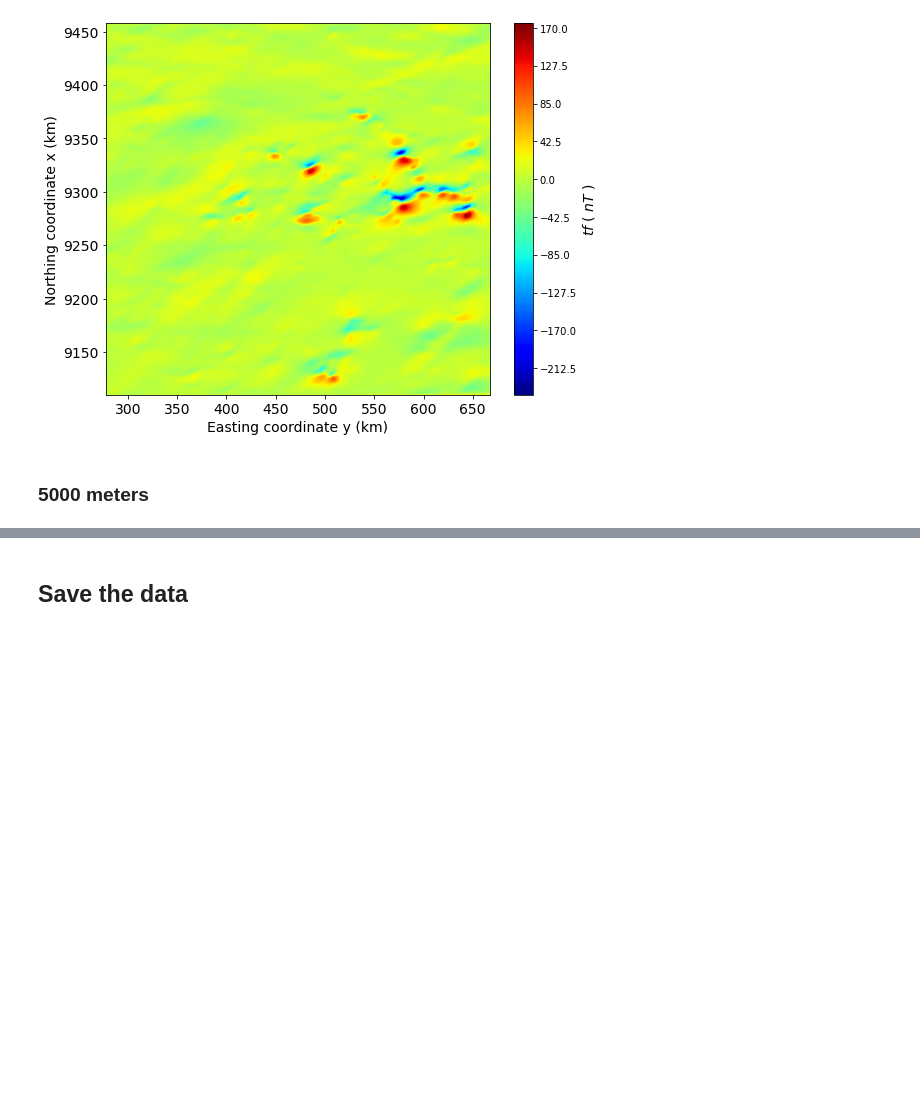
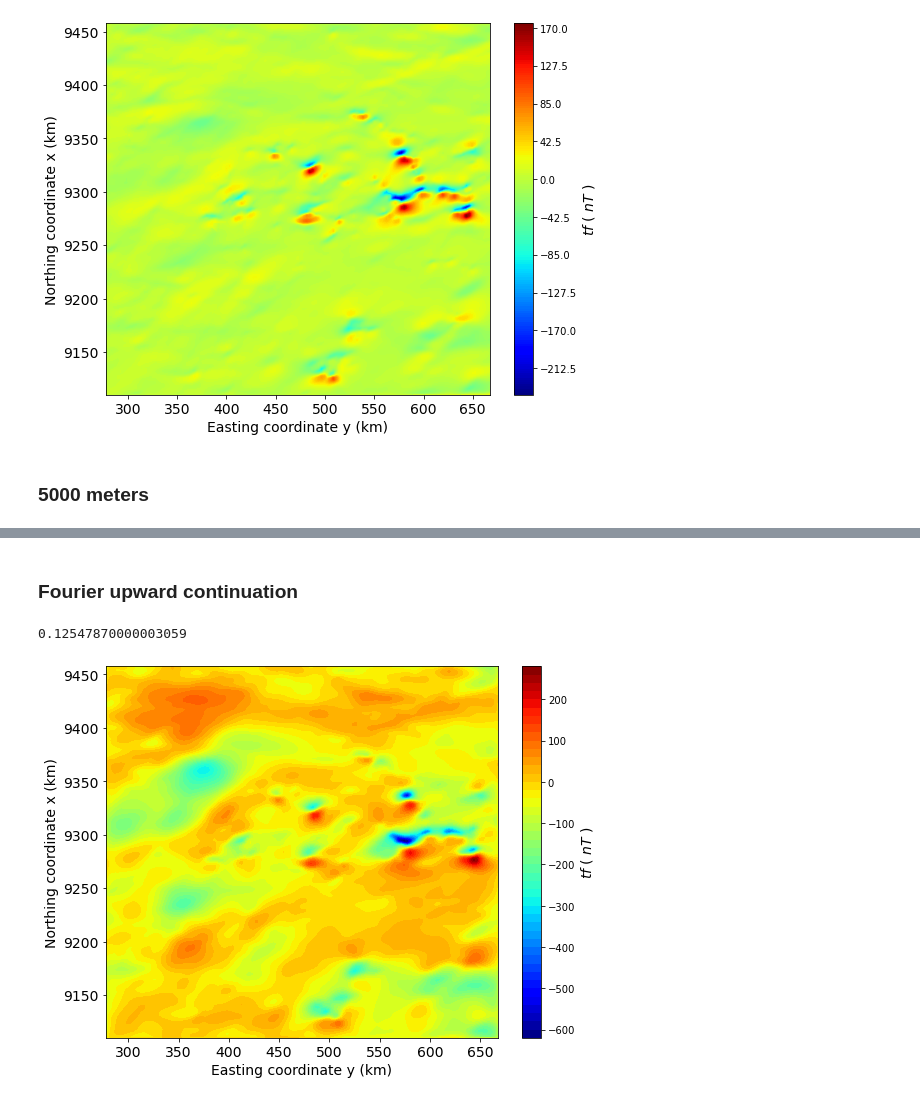
Before and after one commit to pinga-lab/eq_layer_mag_toeplitz, a Jupyter notebook: code/Carajas_Mag_Decimated_CGLS.ipynb, the cells around one changed output, grey strips where cells are left out. Saved outputs shown, nothing was run; the diff lists cells and outputs as text; code cells hidden in the pictures; blank space fills up the shorter version.

```diff
--- a/code/Carajas_Mag_Decimated_CGLS.ipynb
+++ b/code/Carajas_Mag_Decimated_CGLS.ipynb
@@ -320,2 +347,29 @@ plt.tight_layout()
-# %% [markdown]
-## Save the data
+# %% [markdown]
+### Fourier upward continuation
+# %%
+s = time()
+tf_fourier_up = fc_c.upcontinue(xi, yi, dobs, shape_m, 4100)
+tf_fourier_up = np.ravel(tf_fourier_up)
+e = time()
+tcpu = e - s
+print (tcpu)
+# %% [output]
+0.12547870000003059
+# %%
+# plot of the vertical component of the gravitational atraction at z=0
+fig = plt.figure(figsize=(8, 6))
+fig.patch.set_facecolor('xkcd:white')
+plt.tricontourf(yi_plot, xi_plot, tf_fourier_up, 50, cmap='jet')
+cb = plt.colorbar()
+#plt.axis('scaled')
+cb.set_label('$tf$ ( $nT$ )', rotation=90, fontsize=14)
+plt.xlim(np.min(yi_plot),np.max(yi_plot))
+plt.ylim(np.min(xi_plot),np.max(xi_plot))
+plt.xticks(fontsize=14)
+plt.yticks(fontsize=14)
+plt.xlabel('Easting coordinate y (km)', fontsize=14)
+plt.ylabel('Northing coordinate x (km)', fontsize=14)
+plt.tight_layout()
+#plt.savefig('figures/up5000_carajas_mag_decimated.png', dpi=300)
+# %% [output]
+[figure, added]
```
Also changed, not shown: parts of 22 cells of this notebook, 4 other files.
